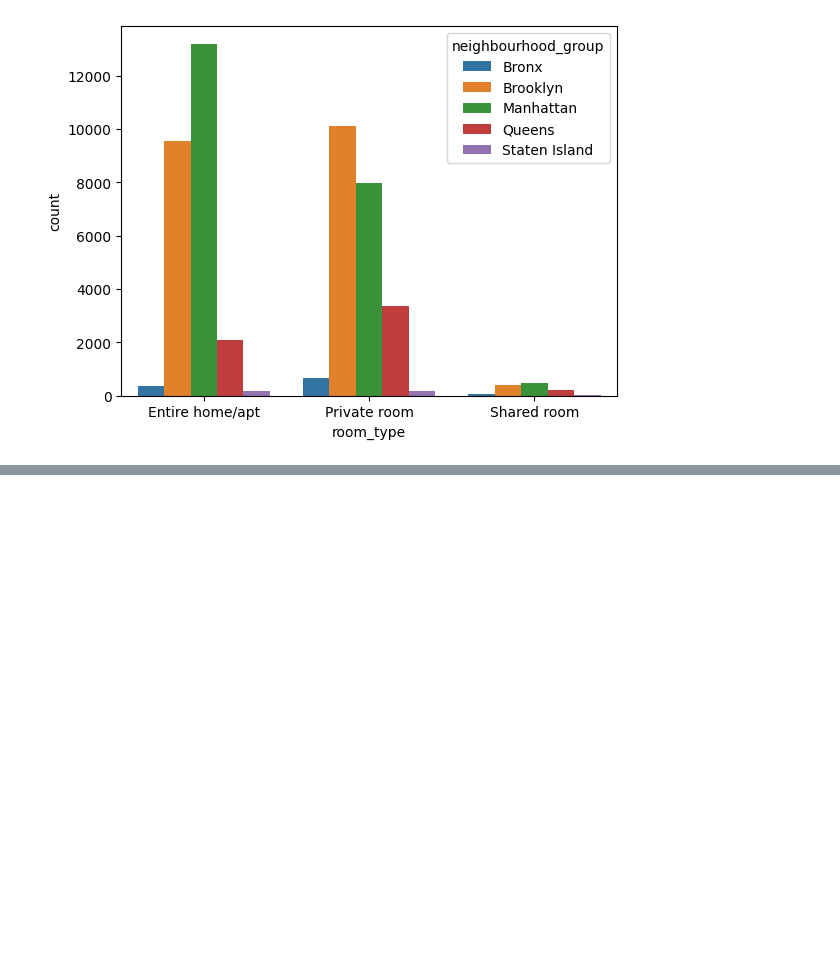
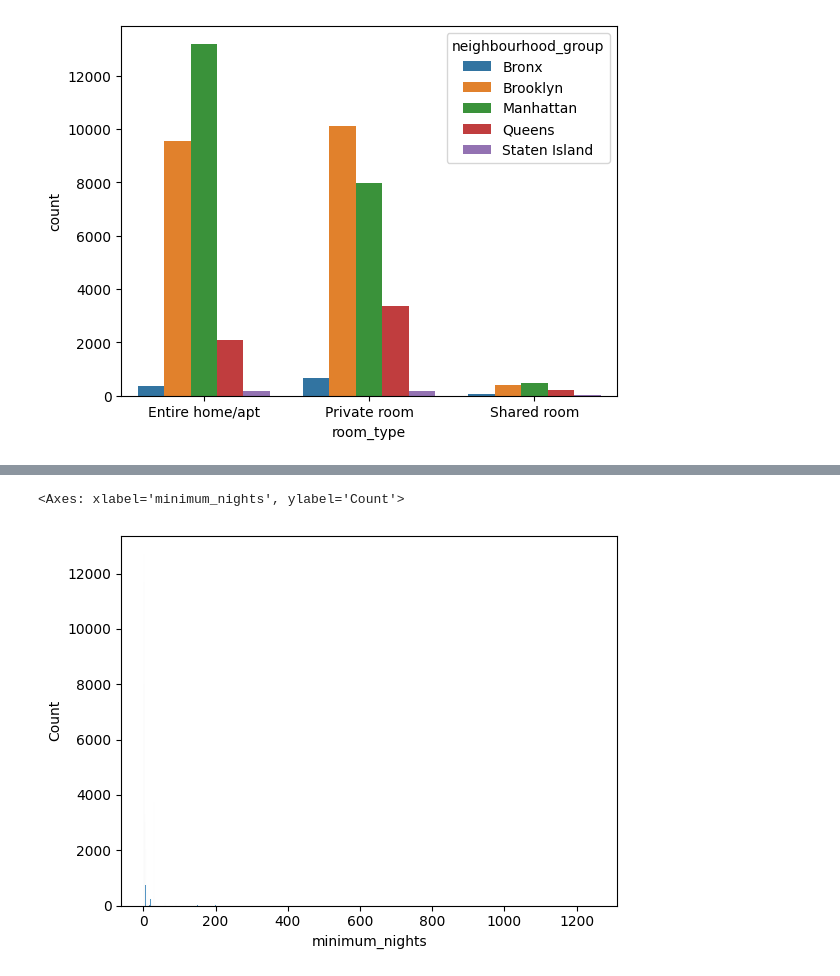
Before and after one commit to Shweta-singh-davv/python-data-science, a Jupyter notebook: Airbnb_Bookings_Analysis.ipynb, the cells around one changed output, grey strips where cells are left out. Saved outputs shown, nothing was run; the diff lists cells and outputs as text; code cells hidden in the pictures; blank space fills up the shorter version.

```diff
--- a/Airbnb_Bookings_Analysis.ipynb
+++ b/Airbnb_Bookings_Analysis.ipynb
@@ -326,0 +333,5 @@ sns.countplot(x='room_type',hue='neighbourhood_group',data=airbnb)
+# %%
+sns.histplot(data=airbnb,x='minimum_nights')
+# %% [output]
+<Axes: xlabel='minimum_nights', ylabel='Count'>
+[figure, added]
```
Also changed, not shown: parts of 4 cells of this notebook.
